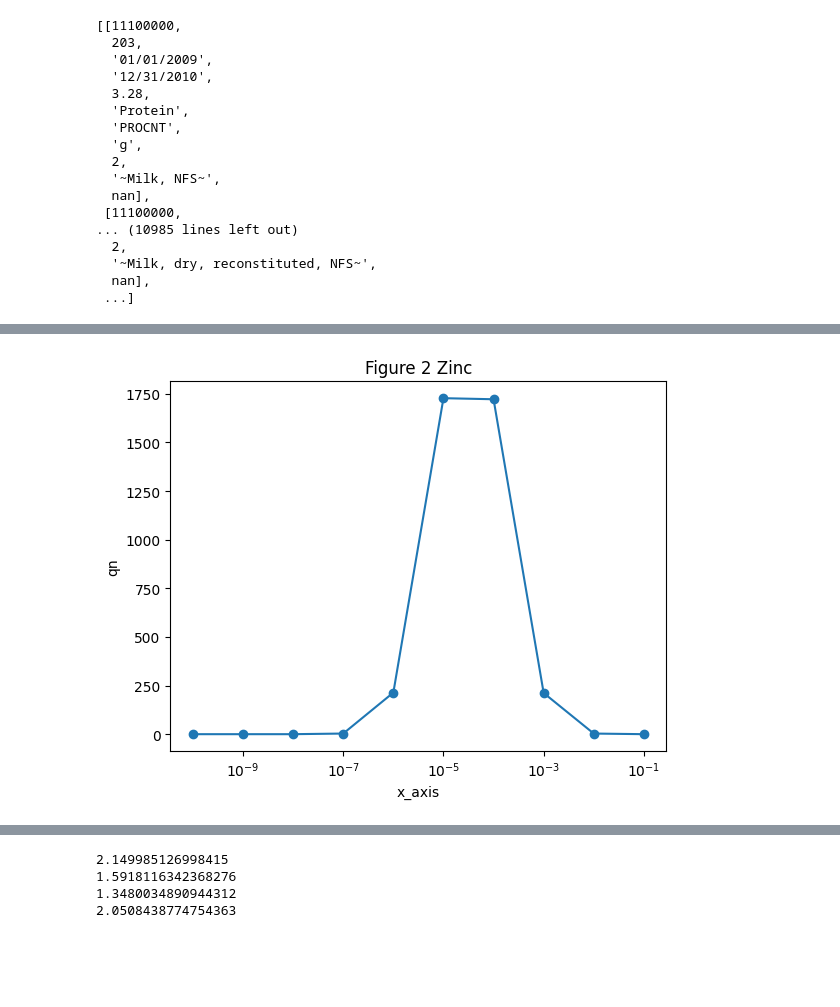
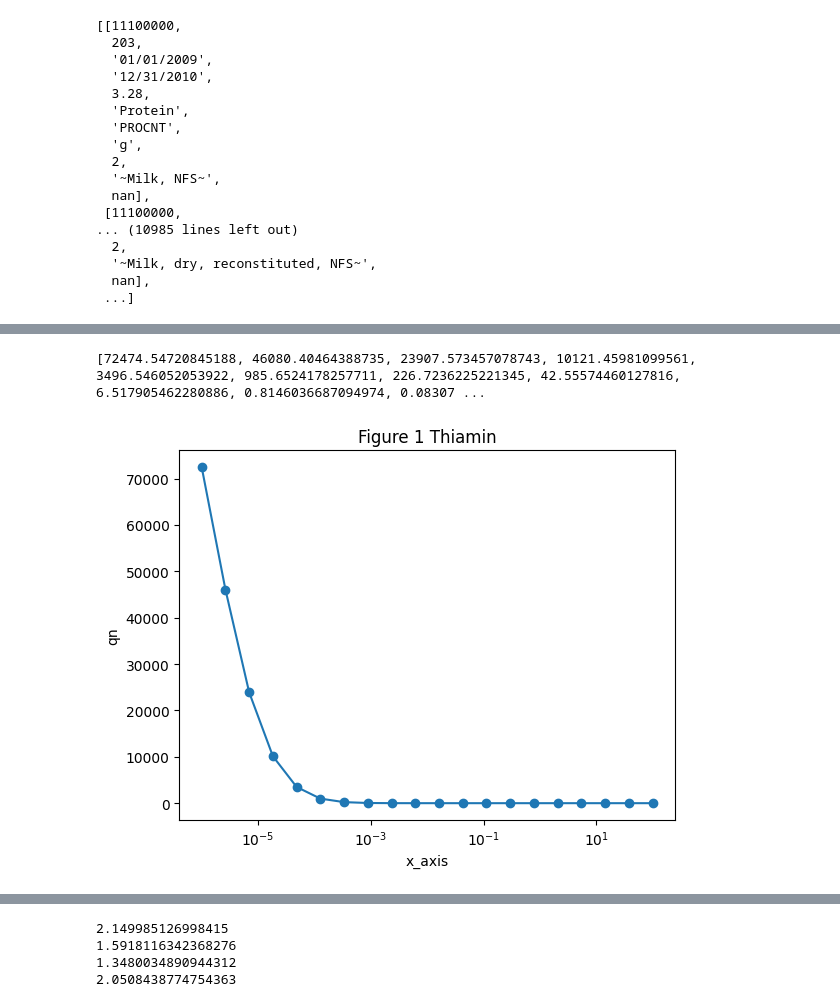
Before and after one commit to oberoir080/NutrientEDA, a Jupyter notebook: CSV_Generator_py/Figures.ipynb, the cells around one changed output, grey strips where cells are left out. Drawn from its saved outputs; the diff is of its cells as text; code cells hidden in the pictures; blank space fills up the shorter version.

```diff
--- a/CSV_Generator_py/Figures.ipynb
+++ b/CSV_Generator_py/Figures.ipynb
@@ -374,9 +509,11 @@ data_fourfood = data.values.tolist()
 # %%
-def graph_plot(nutrient, x_axis,qn, fig_name):
+def graph_plot_one(nutrient, x_axis,qn, fig_name):
     if nutrient == '309':
         graph = 'Zinc'
     elif nutrient == '404':
         graph = 'Thiamin'
+    else:
+        graph = nutrient
 
     plt.plot(x_axis, qn, marker='o')
     plt.xscale('log')  # Set x-axis to logarithmic scale
@@ -384,12 +521,3 @@ def graph_plot(nutrient, x_axis,qn, fig_name):
     plt.xlabel('x_axis')
     plt.ylabel('qn')
     plt.show()
-# %%
-nutrient = thiamin
-x_axis = [1e-10,1e-9,1e-8,1e-7,1e-6,1e-5,1e-4,1e-3,1e-2,1e-1]
-qn=[]
-fig_name = "Figure 1"
-for i in x_axis:
-    qn.append(qn_calculator(i,data_fourfood,nutrient))
-
-graph_plot(nutrient,x_axis,qn,fig_name)
@@ -398,11 +524,14 @@ graph_plot(nutrient,x_axis,qn,fig_name)
-# %%
-nutrient = zinc
-x_axis = [1e-10,1e-9,1e-8,1e-7,1e-6,1e-5,1e-4,1e-3,1e-2,1e-1]
-qn_all=[]
-fig_name = "Figure 2"
-for i in x_axis:
-    qn_all.append(qn_calculator(i,data_list,nutrient))
-
-graph_plot(nutrient,x_axis,qn_all,fig_name)
-# %% [output]
-[figure, removed]
+# %%
+nutrient = thiamin
+x_axis = [1e-06, 2.6366508987303555e-06, 6.951927961775606e-06, 1.8329807108324375e-05, 4.8329302385717524e-05, 0.00012742749857031334, 0.0003359818286283781, 0.0008858667904100823, 0.002335721469090121, 0.00615848211066026, 0.01623776739188721, 0.04281332398719396, 0.11288378916846883, 0.2976351441631313, 0.7847599703514607, 2.06913808111479, 5.455594781168514, 14.384498882876601, 37.92690190732246, 100.0]
+
+
+qn=[]
+fig_name = "Figure 1"
+for i in x_axis:
+    qn.append(qn_calculator(i,data_fourfood,nutrient))
+print(qn)
+graph_plot_one(nutrient,x_axis,qn,fig_name)
+# %% [output]
+[72474.54720845188, 46080.40464388735, 23907.573457078743, 10121.45981099561, 3496.546052053922, 985.6524178257711, 226.7236225221345, 42.55574460127816, 6.517905462280886, 0.8146036687094974, 0.08307 ...
+[figure, added]
```
Also changed, not shown: parts of 18 cells of this notebook.
